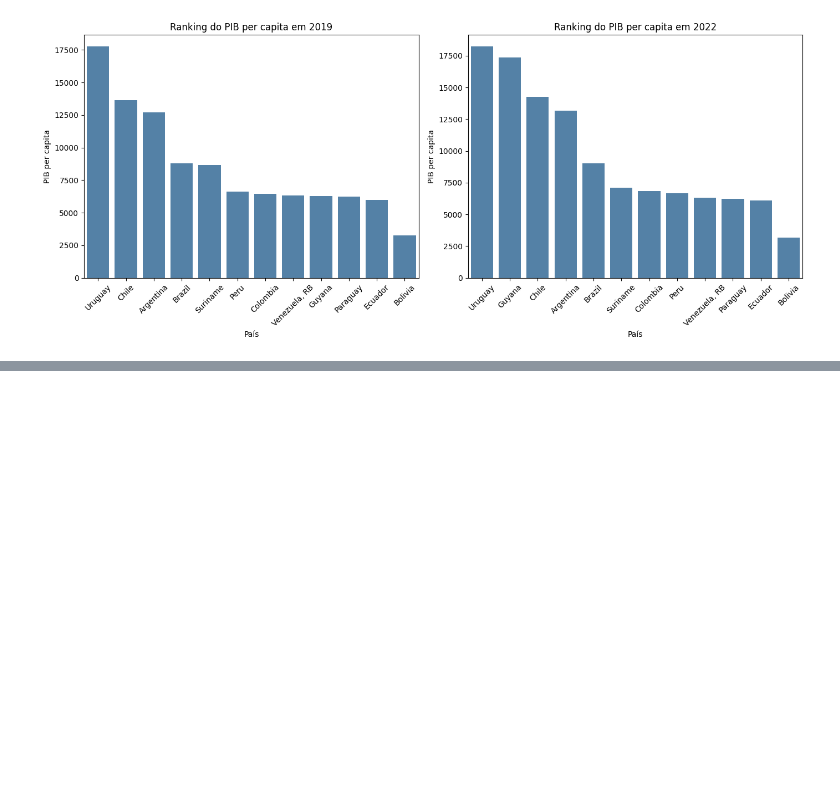
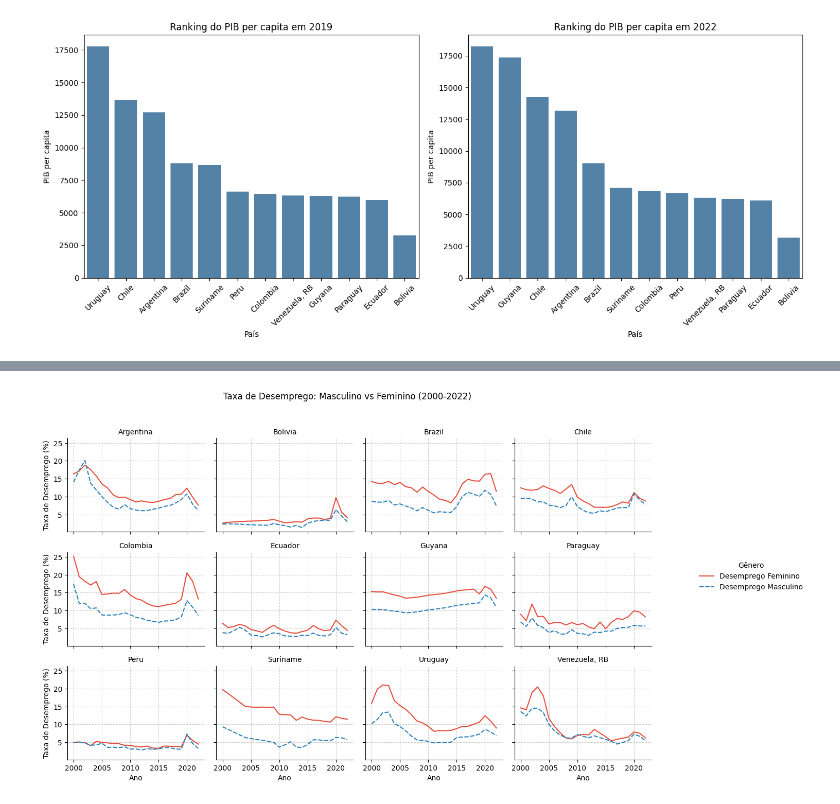
Before and after one commit to Masriaa/Ciencia-dos-Dados, a Jupyter notebook: notebooks/T2/banco-mundial.ipynb, the cells around one changed output, grey strips where cells are left out. Drawn from its saved outputs; the diff is of its cells as text; code cells hidden in the pictures; blank space fills up the shorter version.

```diff
--- a/notebooks/T2/banco-mundial.ipynb
+++ b/notebooks/T2/banco-mundial.ipynb
@@ -1010,0 +1030,37 @@ plt.show()
+# %%
+df_unemp = df_data.melt(
+    id_vars=["País", "Ano"],
+    value_vars=["Desemprego Feminino", "Desemprego Masculino"],
+    var_name="Gênero",
+    value_name="Taxa (%)",
+)
+
+g2 = sns.relplot(
+    data=df_unemp,
+    x='Ano',
+    y='Taxa (%)',
+    hue='Gênero',
+    style='Gênero',
+    col='País',
+    col_wrap=4,
+    kind='line',
+    height=2.5,
+    aspect=1,
+    palette=['#e74c3c', '#2980b9']
+)
+
+# 3. Ajustes Visuais
+g2.fig.suptitle('Taxa de Desemprego: Masculino vs Feminino (2000-2022)', y=1.03)
+g2.set_axis_labels('Ano', 'Taxa de Desemprego (%)')
+g2.set_titles('{col_name}')
+
+for ax in g2.axes.flat:
+    ax.grid(True, linestyle='--', alpha=0.6)
+
+g2._legend.set_bbox_to_anchor((1.05, 0.6)), g2._legend.set_loc('upper left')
+g2._legend.set_title("Gênero")
+plt.tight_layout()
+plt.savefig("../../reports/figures/taxa_desemprego_masculino_feminino.png", bbox_inches="tight")
+plt.show()
+# %% [output]
+[figure, added]
```
Also changed, not shown: parts of 2 cells of this notebook, 25 other files.
